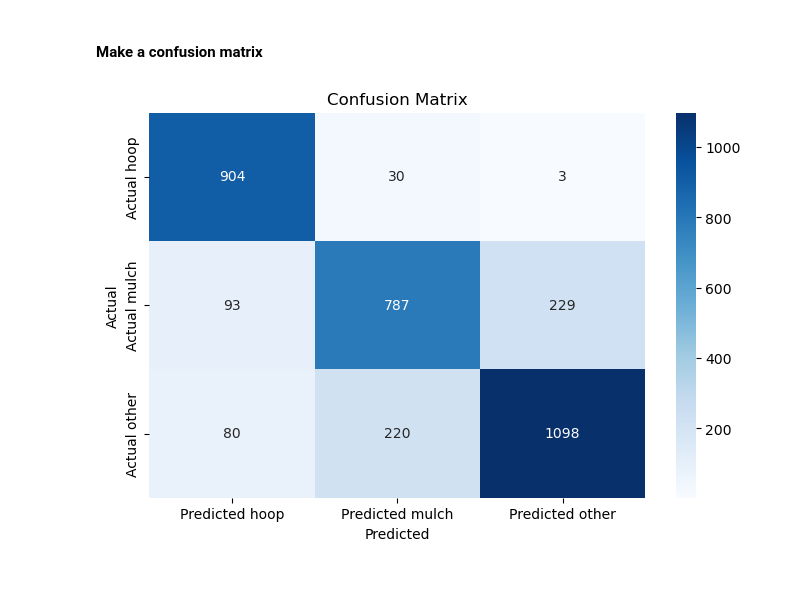
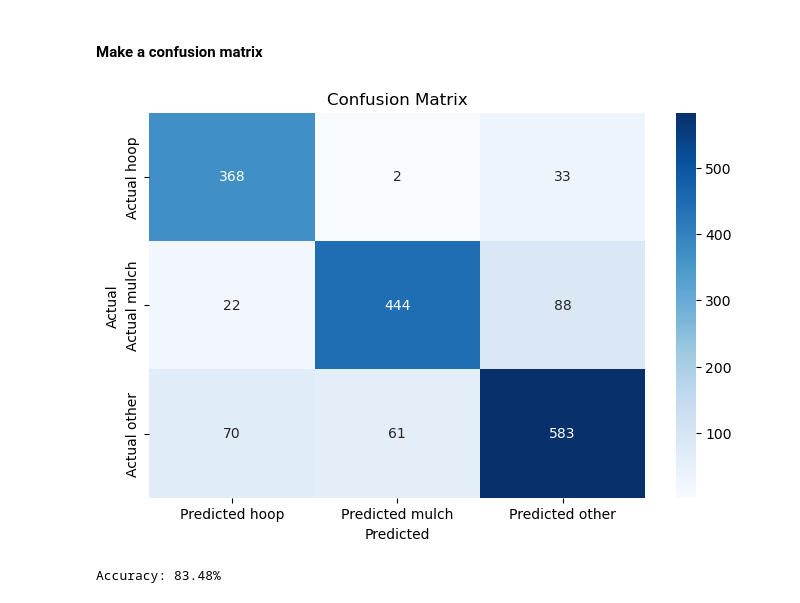
Before and after one commit to tnc-ca-geo/rs-ag-plastics, a Jupyter notebook: AT_threshold_determination.ipynb, the cells around one changed output. Saved outputs shown, nothing was run; the diff lists cells and outputs as text; code cells hidden in the pictures.

Commit message:
testing monthly classifications against diff thresholds

```diff
--- a/AT_threshold_determination.ipynb
+++ b/AT_threshold_determination.ipynb
@@ -125,22 +141,22 @@ def calculate_accuracy(thresholds, data):
 
     for _, row in data.iterrows():
         #
-        if row['Type'] == 'mulch' and row['mulch'] >= mulch_threshold and (
+        if row['Type'] == 'mulch' and row['mulch_p95'] >= mulch_threshold and (
             # test if hoop is no or if mulch has a greater distance above its threshold than hoop
-            row['hoop'] < hoop_threshold or (row['hoop'] - hoop_threshold) < (row['mulch'] - mulch_threshold)):
+            row['hoop_p95'] < hoop_threshold or (row['hoop_p95'] - hoop_threshold) < (row['mulch_p95'] - mulch_threshold)):
             # row['hoop'] < hoop_threshold or row['hoop'] < row['mulch']): # old way
             correct_classifications += 1
-        elif row['Type'] == 'hoop' and row['hoop'] >= hoop_threshold and (
-            row['mulch'] < mulch_threshold or (row['mulch'] - mulch_threshold) < (row['hoop'] - hoop_threshold)):
+        elif row['Type'] == 'hoop' and row['hoop_p95'] >= hoop_threshold and (
+            row['mulch_p95'] < mulch_threshold or (row['mulch_p95'] - mulch_threshold) < (row['hoop_p95'] - hoop_threshold)):
             # row['mulch'] < mulch_threshold or row['mulch'] < row['hoop']): # old way
             correct_classifications += 1
-        elif row['Type'] == 'other' and row['mulch'] < mulch_threshold and row['hoop'] < hoop_threshold:
-            # correct_classifications += 1
-    # return correct_classifications / len(data)
-            correct_classifications += other_weight
-    other_count = data[data['Type'] == 'other'].shape[0]
-    subtract = other_count * (1 - other_weight)
-    return correct_classifications / (len(data) - subtract)
+        elif row['Type'] == 'other' and row['mulch_p95'] < mulch_threshold and row['hoop_p95'] < hoop_threshold:
+            correct_classifications += 1
+    return correct_classifications / len(data)
+    #         correct_classifications += other_weight
+    # other_count = data[data['Type'] == 'other'].shape[0]
+    # subtract = other_count * (1 - other_weight)
+    # return correct_classifications / (len(data) - subtract)
 
 # Define the range of thresholds to test
 thresholds_range = np.arange(0.0, 1.05, 0.05)
@@ -208,16 +224,16 @@ Overall (training data 2022, wr, wv_21), it's mulch 0.35 and hoop 0.50 (80% accu
 # %%
 def add_classification_col(row):
     mulch_threshold = 0.5
-    hoop_threshold = 0.6
+    hoop_threshold = 0.5
 
-    if row['mulch'] >= mulch_threshold and (
+    if row['mulch_p95'] >= mulch_threshold and (
         # test if hoop is no or if mulch has a greater distance above its threshold than hoop
-        row['hoop'] < hoop_threshold or (row['hoop'] - hoop_threshold) < (row['mulch'] - mulch_threshold)):
+        row['hoop_p95'] < hoop_threshold or (row['hoop_p95'] - hoop_threshold) < (row['mulch_p95'] - mulch_threshold)):
         return 'mulch'
-    elif row['hoop'] >= hoop_threshold and (
-        row['mulch'] < mulch_threshold or (row['mulch'] - mulch_threshold) < (row['hoop'] - hoop_threshold)):
+    elif row['hoop_p95'] >= hoop_threshold and (
+        row['mulch_p95'] < mulch_threshold or (row['mulch_p95'] - mulch_threshold) < (row['hoop_p95'] - hoop_threshold)):
         return 'hoop'
-    elif row['mulch'] < mulch_threshold and row['hoop'] < hoop_threshold:
+    elif row['mulch_p95'] < mulch_threshold and row['hoop_p95'] < hoop_threshold:
         return 'other'
     else:
         return 'unknown'
@@ -245,22 +261,27 @@ data
 # %%
 y_true = data['Type']
 y_pred = data['classifier']
 
 # Create confusion matrix
 cm = confusion_matrix(y_true, y_pred, labels=['hoop', 'mulch', 'other'])
 
 # Create a DataFrame for better visualization
 cm_df = pd.DataFrame(cm, index=['Actual hoop', 'Actual mulch', 'Actual other'], columns=['Predicted hoop', 'Predicted mulch', 'Predicted other'])
 
 # Plot the confusion matrix
 plt.figure(figsize=(8, 5))
 sns.heatmap(cm_df, annot=True, fmt='d', cmap='Blues')
 plt.ylabel('Actual')
 plt.xlabel('Predicted')
 plt.title('Confusion Matrix')
 plt.show()
+
+# Calculate and print accuracy
+accuracy = np.trace(cm) / np.sum(cm)
+print(f"Accuracy: {accuracy*100:.2f}%")
 # %% [output]
-[figure, old version]
+[figure, new version]
+Accuracy: 83.48%
 # %%
 # Create confusion matrices for each unique location
 unique_locations = data['Location'].unique()
```
Also changed, not shown: parts of 6 cells of this notebook, 1 other file.
